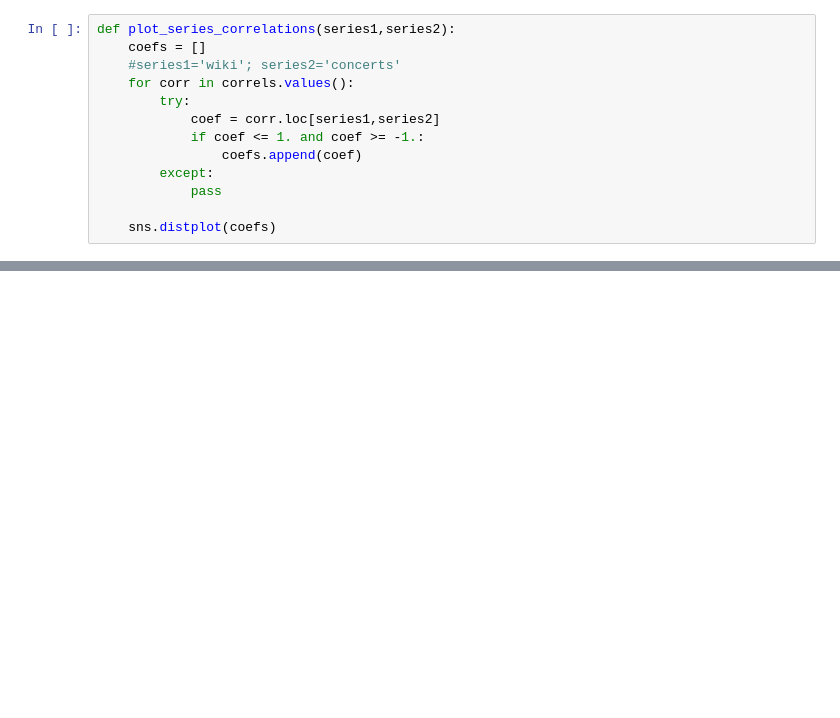
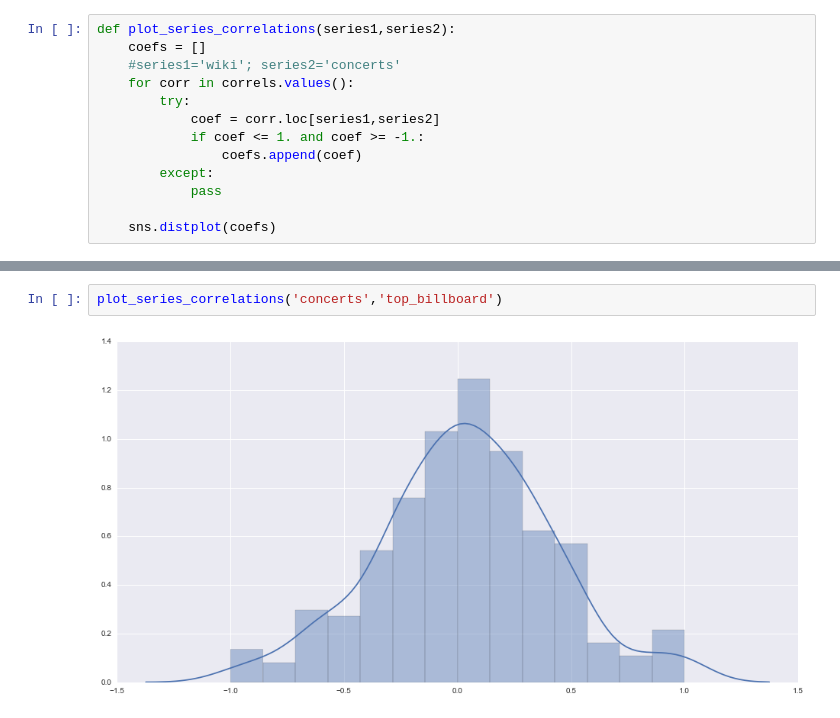
Before and after one commit to trxw/CDIPS_PandoraTeam, a Jupyter notebook: analysis.ipynb, the cells around one changed output, grey strips where cells are left out. Saved outputs shown, nothing was run; the diff lists cells and outputs as text; blank space fills up the shorter version.

```diff
--- a/analysis.ipynb
+++ b/analysis.ipynb
@@ -943,0 +1046,4 @@ plt.ylabel('frequency')
+# %%
+plot_series_correlations('concerts','top_billboard')
+# %% [output]
+[figure, added]
```
Also changed, not shown: parts of 32 cells of this notebook, 1 other file.
